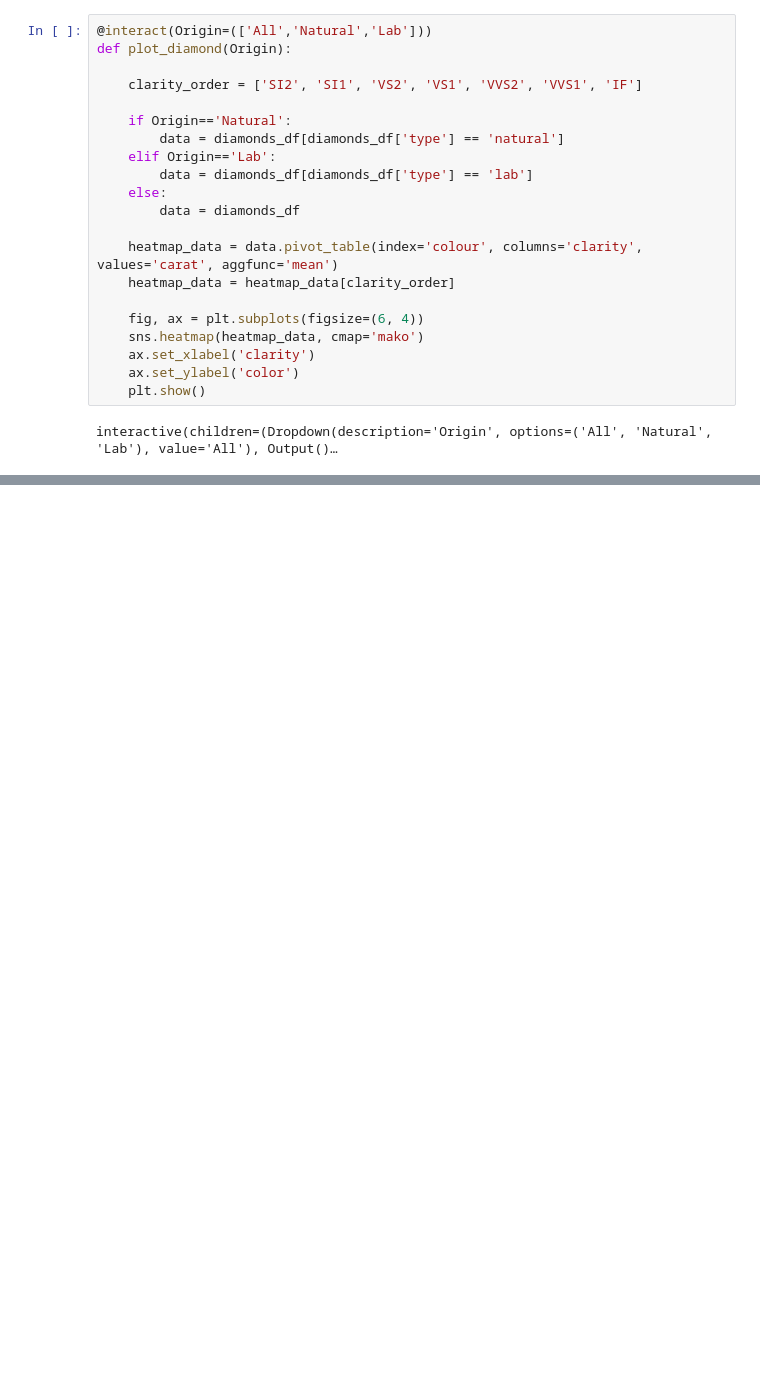
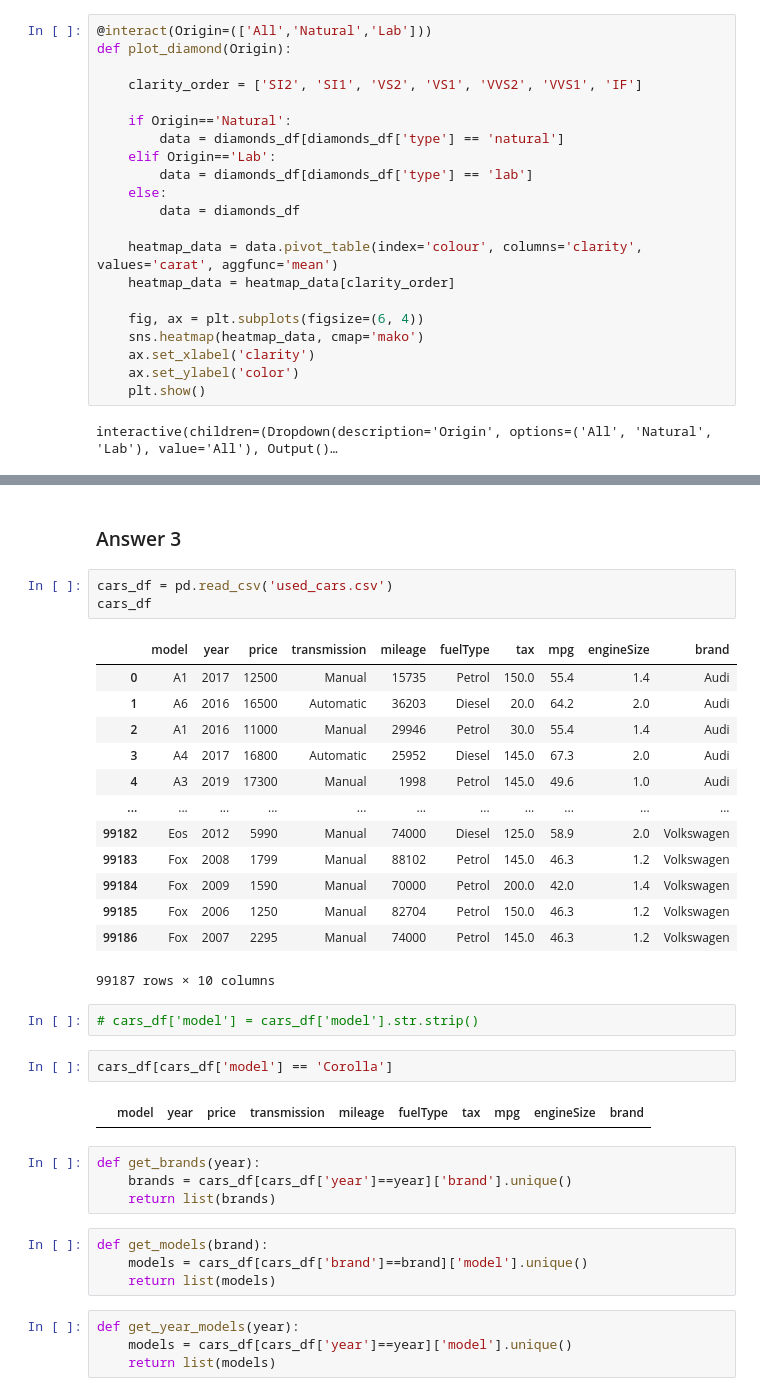
Before and after one commit to pranavarora1895/advanced-data-visualization, a Jupyter notebook: Assignment 6/COMP6934_Assignment6.ipynb, the cells around one changed output, grey strips where cells are left out. Saved outputs shown, nothing was run; the diff lists cells and outputs as text; blank space fills up the shorter version.

```diff
--- a/Assignment 6/COMP6934_Assignment6.ipynb
+++ b/Assignment 6/COMP6934_Assignment6.ipynb
@@ -61,0 +119,37 @@ interactive(children=(Dropdown(description='Origin', options=('All', 'Natural',
+# %% [markdown]
+### Answer 3
+# %%
+cars_df = pd.read_csv('used_cars.csv')
+cars_df
+# %% [output]
+|  | model | year | price | transmission | mileage | fuelType | tax | mpg | engineSize | brand |
+| 0 | A1 | 2017 | 12500 | Manual | 15735 | Petrol | 150.0 | 55.4 | 1.4 | Audi |
+| 1 | A6 | 2016 | 16500 | Automatic | 36203 | Diesel | 20.0 | 64.2 | 2.0 | Audi |
+| 2 | A1 | 2016 | 11000 | Manual | 29946 | Petrol | 30.0 | 55.4 | 1.4 | Audi |
+| 3 | A4 | 2017 | 16800 | Automatic | 25952 | Diesel | 145.0 | 67.3 | 2.0 | Audi |
+| 4 | A3 | 2019 | 17300 | Manual | 1998 | Petrol | 145.0 | 49.6 | 1.0 | Audi |
+| ... | ... | ... | ... | ... | ... | ... | ... | ... | ... | ... |
+| 99182 | Eos | 2012 | 5990 | Manual | 74000 | Diesel | 125.0 | 58.9 | 2.0 | Volkswagen |
+| 99183 | Fox | 2008 | 1799 | Manual | 88102 | Petrol | 145.0 | 46.3 | 1.2 | Volkswagen |
+| 99184 | Fox | 2009 | 1590 | Manual | 70000 | Petrol | 200.0 | 42.0 | 1.4 | Volkswagen |
+| 99185 | Fox | 2006 | 1250 | Manual | 82704 | Petrol | 150.0 | 46.3 | 1.2 | Volkswagen |
+| 99186 | Fox | 2007 | 2295 | Manual | 74000 | Petrol | 145.0 | 46.3 | 1.2 | Volkswagen |
+99187 rows × 10 columns
+# %%
+# cars_df['model'] = cars_df['model'].str.strip()
+# %%
+cars_df[cars_df['model'] == 'Corolla']
+# %% [output]
+|  | model | year | price | transmission | mileage | fuelType | tax | mpg | engineSize | brand |
+# %%
+def get_brands(year):
+    brands = cars_df[cars_df['year']==year]['brand'].unique()
+    return list(brands)
+# %%
+def get_models(brand):
+    models = cars_df[cars_df['brand']==brand]['model'].unique()
+    return list(models)
+# %%
+def get_year_models(year):
+    models = cars_df[cars_df['year']==year]['model'].unique()
+    return list(models)
```
Also changed, not shown: parts of 8 cells of this notebook.
